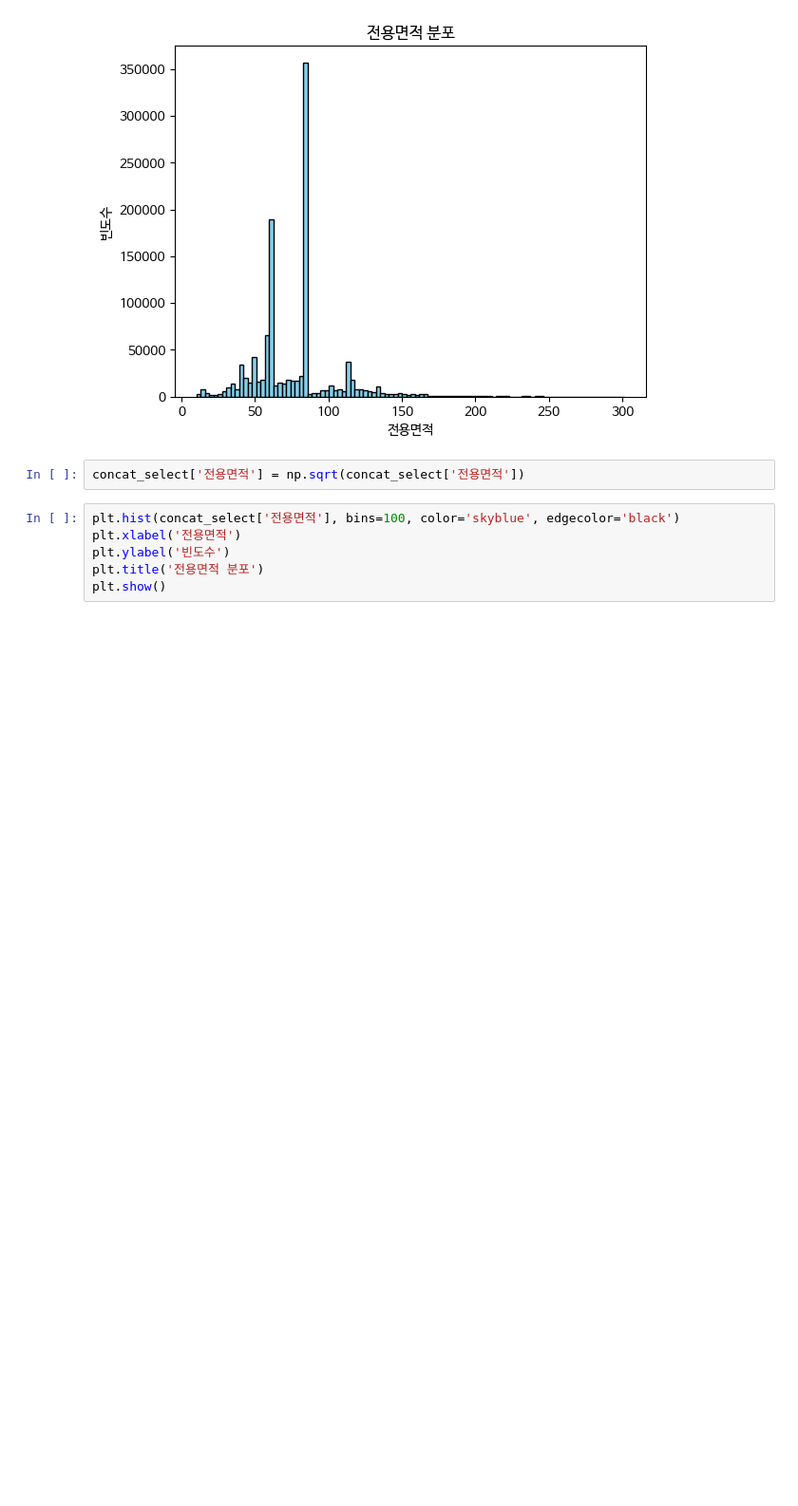
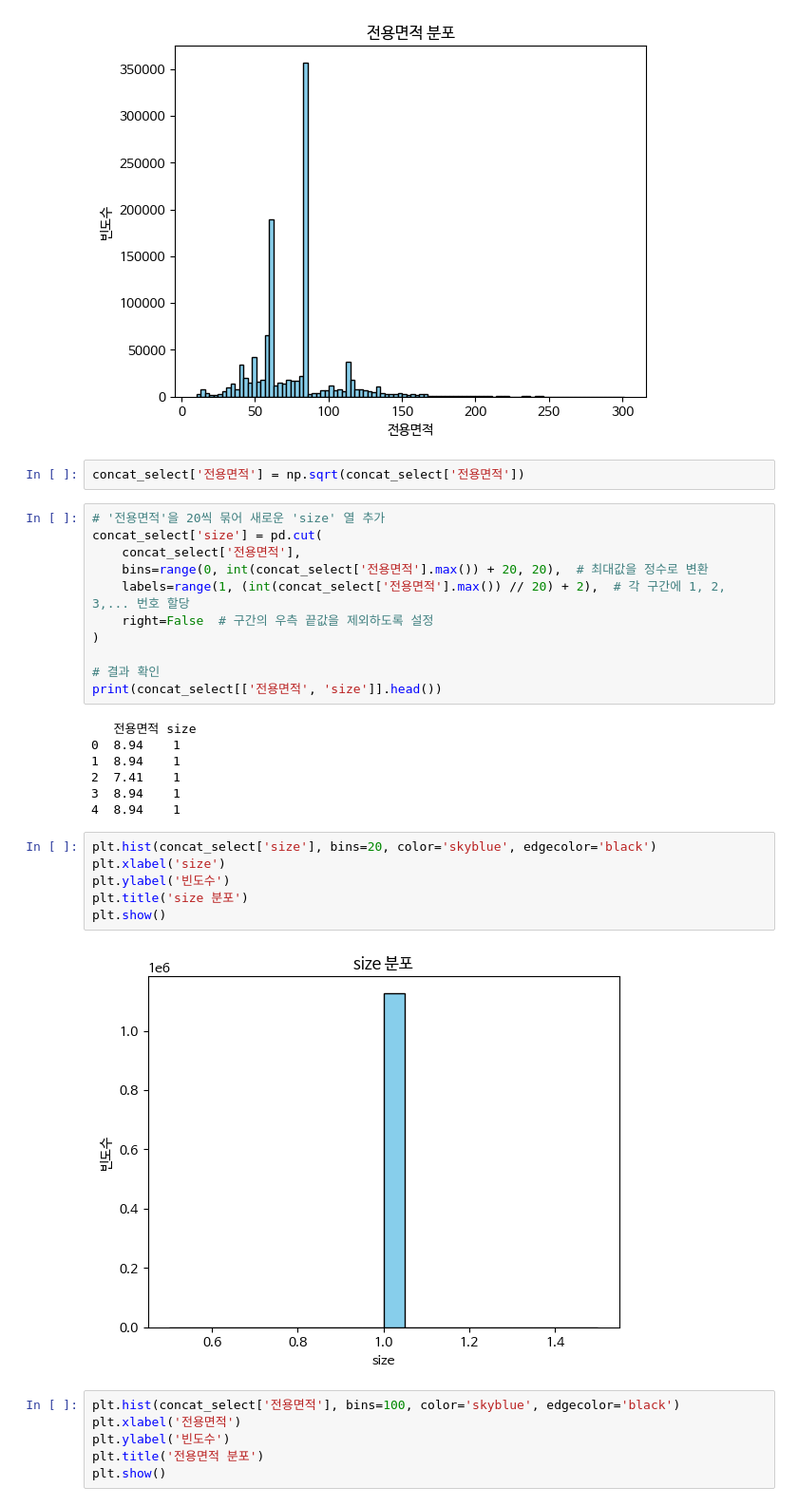
Before and after one commit to UpstageAILab6/upstage-ml-regression-ml-5_pub, a Jupyter notebook: data_preprocessing.ipynb, the cells around one changed output. Shown at 95% size. Cells and saved outputs as stored; diff of their text form; blank space fills up the shorter version.

```diff
--- a/data_preprocessing.ipynb
+++ b/data_preprocessing.ipynb
@@ -404,6 +404,32 @@ plt.show()
 [figure]
 # %%
 concat_select['전용면적'] = np.sqrt(concat_select['전용면적'])
+# %%
+# '전용면적'을 20씩 묶어 새로운 'size' 열 추가
+concat_select['size'] = pd.cut(
+    concat_select['전용면적'],
+    bins=range(0, int(concat_select['전용면적'].max()) + 20, 20),  # 최대값을 정수로 변환
+    labels=range(1, (int(concat_select['전용면적'].max()) // 20) + 2),  # 각 구간에 1, 2, 3,... 번호 할당
+    right=False  # 구간의 우측 끝값을 제외하도록 설정
+)
+
+# 결과 확인
+print(concat_select[['전용면적', 'size']].head())
+# %% [output]
+   전용면적 size
+0  8.94    1
+1  8.94    1
+2  7.41    1
+3  8.94    1
+4  8.94    1
+# %%
+plt.hist(concat_select['size'], bins=20, color='skyblue', edgecolor='black')
+plt.xlabel('size')
+plt.ylabel('빈도수')
+plt.title('size 분포')
+plt.show()
+# %% [output]
+[figure, added]
 # %%
 plt.hist(concat_select['전용면적'], bins=100, color='skyblue', edgecolor='black')
 plt.xlabel('전용면적')
```
Also changed, not shown: parts of 5 cells of this notebook.
